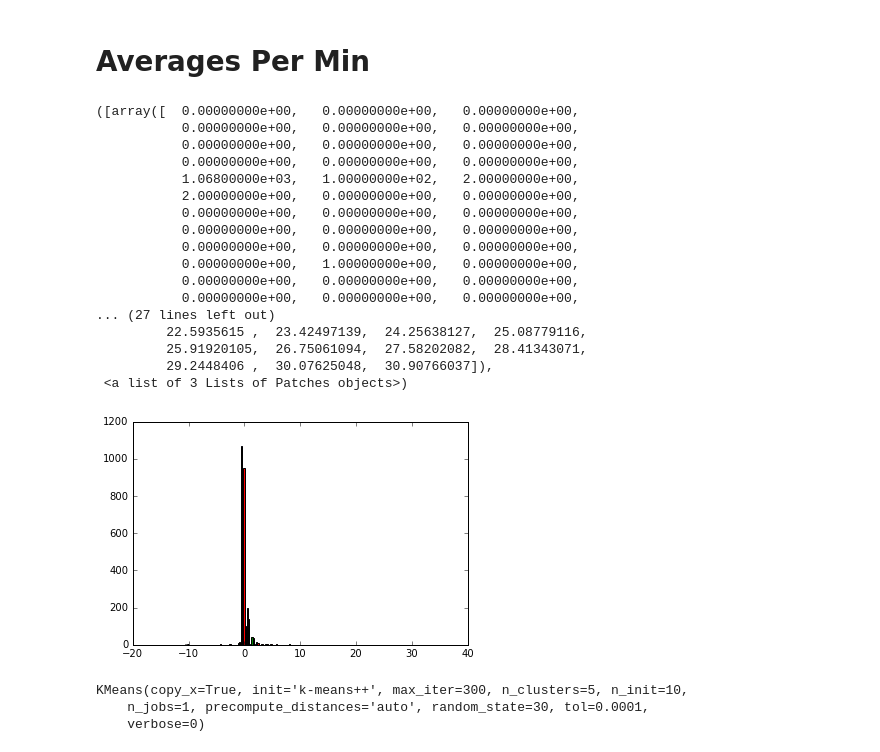
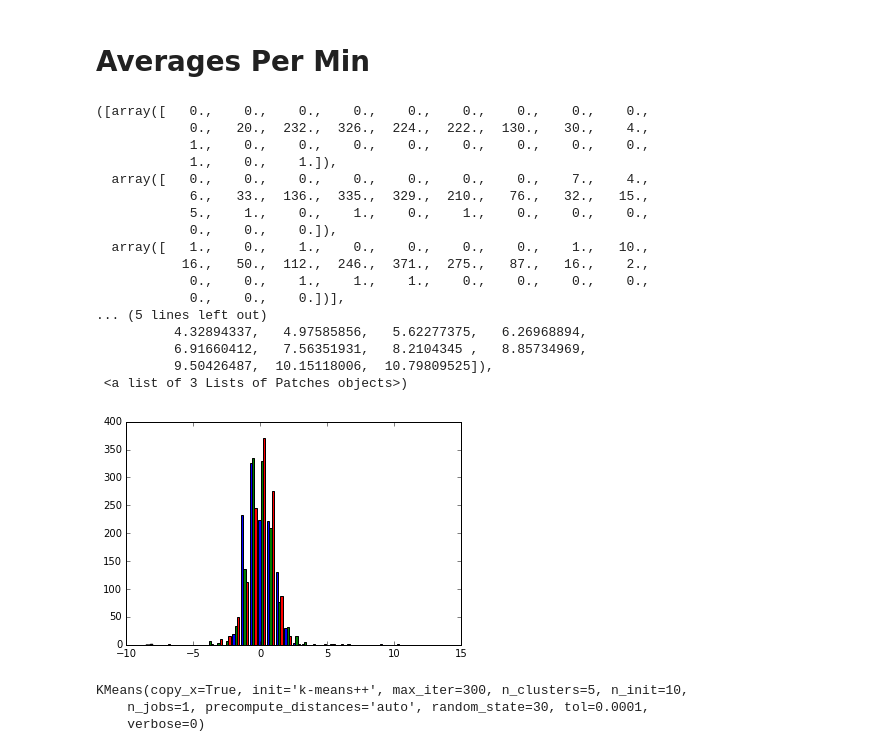
Before and after one commit to EricHPei/fantasy-score-predictor, a Jupyter notebook: score-predictor/src/Test.ipynb, the cells around one changed output. Drawn from its saved outputs; the diff is of its cells as text; code cells hidden in the pictures.

```diff
--- a/score-predictor/src/Test.ipynb
+++ b/score-predictor/src/Test.ipynb
@@ -194,2 +205,2 @@ KeyError: "['FG' 'FG' '3P' 'TRB' 'AST' 'STL' 'BLK' 'TOV'] not in index"
 # %%
-threecomp, vectors = PCA_ready.run_pca(pca_nomnom)
+threecomp, vectors = PCA_ready.run_pca(df_to_use)
@@ -260,7 +267,9 @@ dc = PCA_ready.make_cluster_dictionary(km, PA)
 dc2 = PCA_ready.make_cluster_dictionary2(km, PA)
 # %% [markdown]
 # Averages Per Min
+# %%
+PA = MakeDF.make_averages(df)
 # %%
-PAA = MakeDF.make_averages_per48(PA)
+PA48 = MakeDF.make_averages_per48(PA)
 # %%
-mat, comp = PCA_ready.run_pca(PAA)
+mat, comp = PCA_ready.run_pca(PA48.iloc[:,:8])
@@ -272,26 +283,26 @@ import matplotlib.pyplot as plt
 # %%
 %matplotlib inline
 # %%
-plt.hist(mat, bins=50)
+plt.hist(mat, bins=30)
 # %% [output]
-([array([  0.00000000e+00,   0.00000000e+00,   0.00000000e+00,
-           0.00000000e+00,   0.00000000e+00,   0.00000000e+00,
-           0.00000000e+00,   0.00000000e+00,   0.00000000e+00,
-           0.00000000e+00,   0.00000000e+00,   0.00000000e+00,
-           1.06800000e+03,   1.00000000e+02,   2.00000000e+00,
-           2.00000000e+00,   0.00000000e+00,   0.00000000e+00,
-           0.00000000e+00,   0.00000000e+00,   0.00000000e+00,
-           0.00000000e+00,   0.00000000e+00,   0.00000000e+00,
-           0.00000000e+00,   0.00000000e+00,   0.00000000e+00,
-           0.00000000e+00,   1.00000000e+00,   0.00000000e+00,
-           0.00000000e+00,   0.00000000e+00,   0.00000000e+00,
-           0.00000000e+00,   0.00000000e+00,   0.00000000e+00,
-... (27 lines left out)
-         22.5935615 ,  23.42497139,  24.25638127,  25.08779116,
-         25.91920105,  26.75061094,  27.58202082,  28.41343071,
-         29.2448406 ,  30.07625048,  30.90766037]),
+([array([   0.,    0.,    0.,    0.,    0.,    0.,    0.,    0.,    0.,
+            0.,   20.,  232.,  326.,  224.,  222.,  130.,   30.,    4.,
+            1.,    0.,    0.,    0.,    0.,    0.,    0.,    0.,    0.,
+            1.,    0.,    1.]),
+  array([   0.,    0.,    0.,    0.,    0.,    0.,    0.,    7.,    4.,
+            6.,   33.,  136.,  335.,  329.,  210.,   76.,   32.,   15.,
+            5.,    1.,    0.,    1.,    0.,    1.,    0.,    0.,    0.,
+            0.,    0.,    0.]),
+  array([   1.,    0.,    1.,    0.,    0.,    0.,    0.,    1.,   10.,
+           16.,   50.,  112.,  246.,  371.,  275.,   87.,   16.,    2.,
+            0.,    0.,    1.,    1.,    1.,    0.,    0.,    0.,    0.,
+            0.,    0.,    0.])],
+... (5 lines left out)
+          4.32894337,   4.97585856,   5.62277375,   6.26968894,
+          6.91660412,   7.56351931,   8.2104345 ,   8.85734969,
+          9.50426487,  10.15118006,  10.79809525]),
  <a list of 3 Lists of Patches objects>)
-[figure, old version]
+[figure, new version]
 # %%
 km.fit(mat)
 # %% [output]
```
Also changed, not shown: parts of 86 cells of this notebook, 7 other files.
